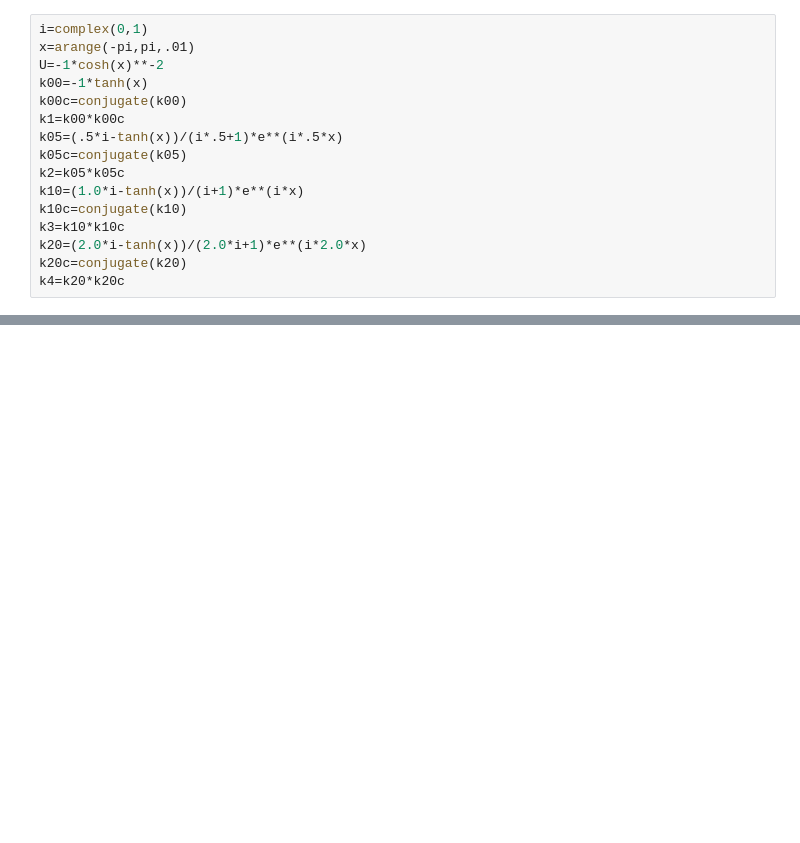
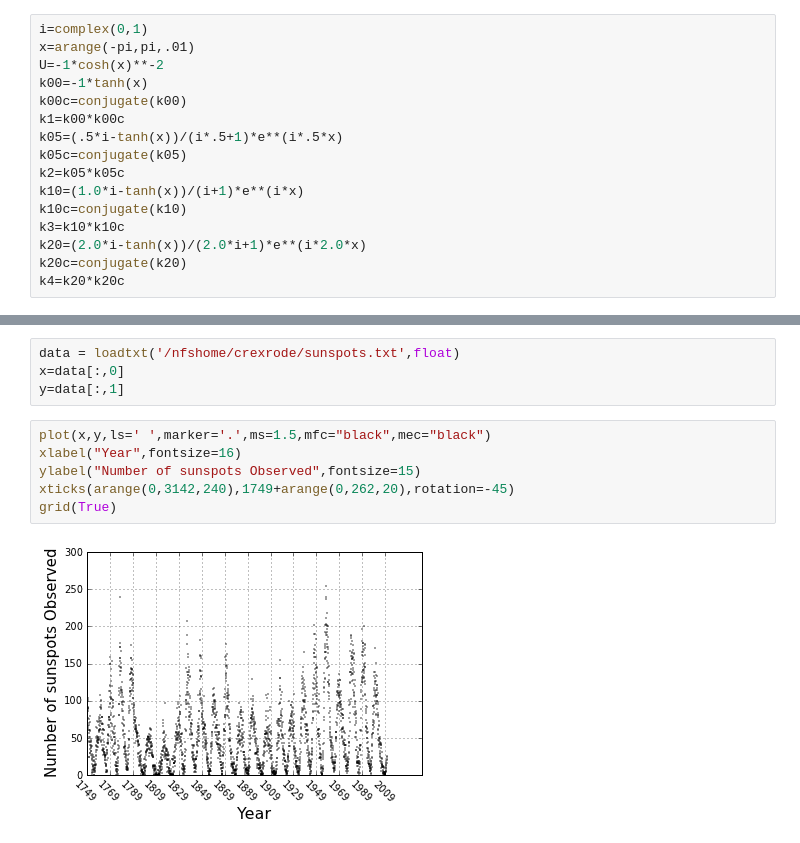
Before and after one commit to jdfreder/MCG, a Jupyter notebook: Week3/GraphicsEx2.ipynb, the cells around one changed output, grey strips where cells are left out. Cells and saved outputs as stored; diff of their text form; blank space fills up the shorter version.

Commit message:
Graphing Exercise 2

```diff
--- a/Week3/GraphicsEx2.ipynb
+++ b/Week3/GraphicsEx2.ipynb
@@ -59,0 +69,12 @@ legend()
+# %%
+data = loadtxt('/nfshome/crexrode/sunspots.txt',float)
+x=data[:,0]
+y=data[:,1]
+# %%
+plot(x,y,ls=' ',marker='.',ms=1.5,mfc="black",mec="black")
+xlabel("Year",fontsize=16)
+ylabel("Number of sunspots Observed",fontsize=15)
+xticks(arange(0,3142,240),1749+arange(0,262,20),rotation=-45)
+grid(True)
+# %% [output]
+[figure, added]
```
Also changed, not shown: parts of 14 cells of this notebook, 1 other file.
